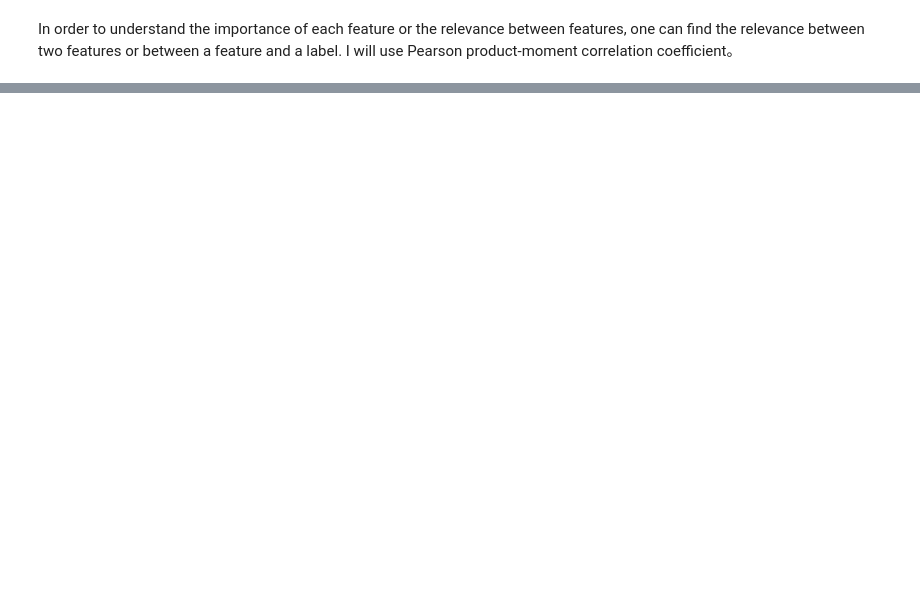
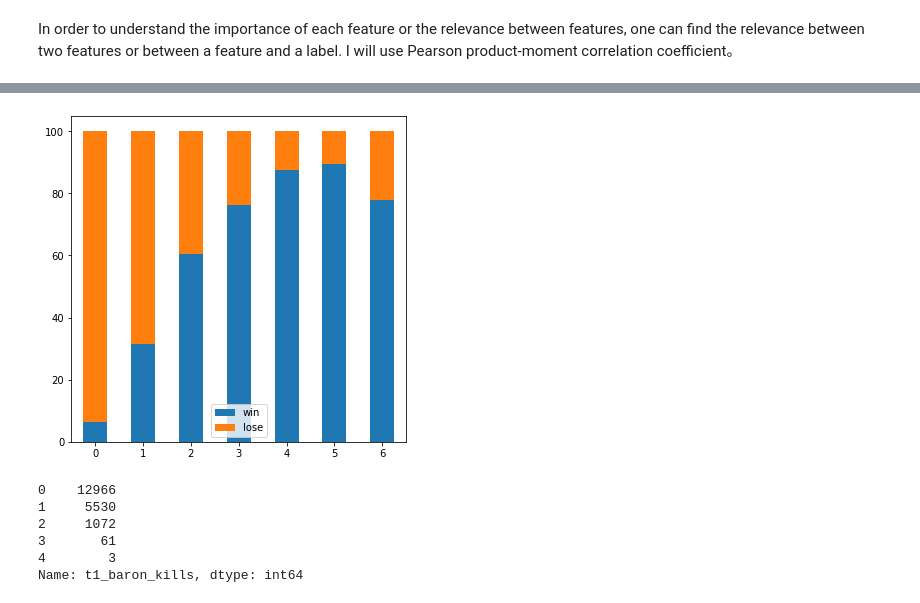
Before and after one commit to YuxuanZhou1/Master_Capstone, a Jupyter notebook: League_of_Legands_Capstone/2_analysing/lol_data_analyse.ipynb, the cells around one changed output, grey strips where cells are left out. Drawn from its saved outputs; the diff is of its cells as text; code cells hidden in the pictures; blank space fills up the shorter version.

```diff
--- a/League_of_Legands_Capstone/2_analysing/lol_data_analyse.ipynb
+++ b/League_of_Legands_Capstone/2_analysing/lol_data_analyse.ipynb
@@ -256,0 +296,4 @@ cg_r = sns.heatmap(corm, cmap='Reds', annot=True, fmt='.3f', vmin=0)
+# %%
+# Dragon killed number
+dk = df["t1_dragon_kills"]
+dk.value_counts()
@@ -256,0 +310,28 @@ cg_r = sns.heatmap(corm, cmap='Reds', annot=True, fmt='.3f', vmin=0)
+# %%
+new = {}
+c = []
+q = []
+
+for i in range(min(dk), max(dk)+1):
+    win = round(len(df[(dk == i) & (df['winner']==1)]) / len(df[(dk == i)]) * 100, 2)
+    c.append(win)
+    q.append(round(100-win, 2))
+
+new['win'] = c
+new['lose'] = q
+a = pd.DataFrame(new)
+
+a[0:7].plot.bar(stacked = True, figsize = (6, 6), rot=0);
+# %% [output]
+[figure, added]
+# %%
+# Baron killed number
+dk = df["t1_baron_kills"]
+dk.value_counts()
+# %% [output]
+0    12966
+1     5530
+2     1072
+3       61
+4        3
+Name: t1_baron_kills, dtype: int64
```
Also changed, not shown: parts of 28 cells of this notebook, 2 other files.
